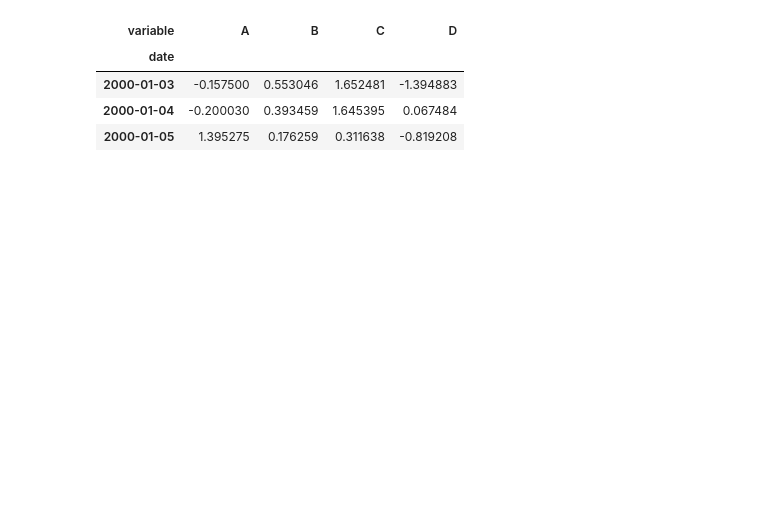
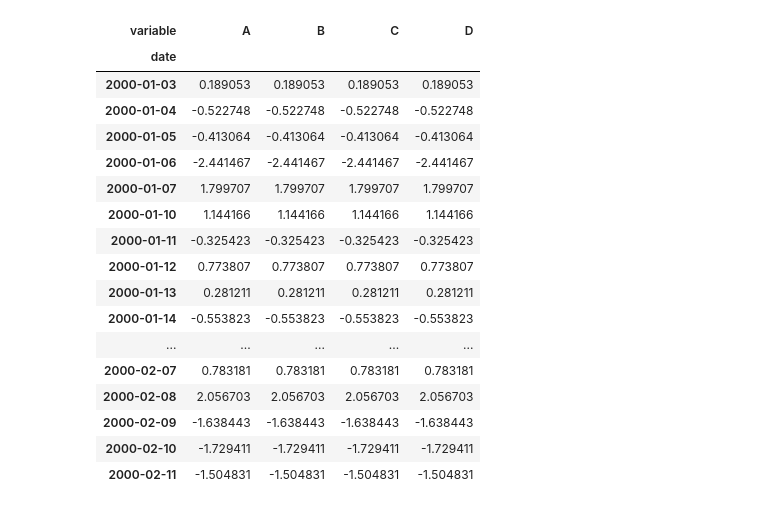
Before and after one commit to Depisdrul/Udemy-notes, a Jupyter notebook: Lec_34_Pivoting.ipynb, the cells around one changed output. Cells and saved outputs as stored; diff of their text form; code cells hidden in the pictures; blank space fills up the shorter version.

```diff
--- a/Lec_34_Pivoting.ipynb
+++ b/Lec_34_Pivoting.ipynb
@@ -43,16 +44,30 @@ dframe
 # %%
 # Now let's pivot the data
 
 # First two value spassed are teh row and column indexes, then finally an optional fill value
-dframe_piv = dframe.pivot('date','variable','value')
+# dframe_piv = dframe.pivot('date','variable','value') # BP this is wrong
+dframe_piv = dframe.pivot(index='date',columns='variable',values='value')
 
 #Show
 dframe_piv
 # %% [output]
 | variable | A | B | C | D |
 | date |  |  |  |  |
-| 2000-01-03 | -0.157500 | 0.553046 | 1.652481 | -1.394883 |
-| 2000-01-04 | -0.200030 | 0.393459 | 1.645395 | 0.067484 |
-| 2000-01-05 | 1.395275 | 0.176259 | 0.311638 | -0.819208 |
+| 2000-01-03 | 0.189053 | 0.189053 | 0.189053 | 0.189053 |
+| 2000-01-04 | -0.522748 | -0.522748 | -0.522748 | -0.522748 |
+| 2000-01-05 | -0.413064 | -0.413064 | -0.413064 | -0.413064 |
+| 2000-01-06 | -2.441467 | -2.441467 | -2.441467 | -2.441467 |
+| 2000-01-07 | 1.799707 | 1.799707 | 1.799707 | 1.799707 |
+| 2000-01-10 | 1.144166 | 1.144166 | 1.144166 | 1.144166 |
+| 2000-01-11 | -0.325423 | -0.325423 | -0.325423 | -0.325423 |
+| 2000-01-12 | 0.773807 | 0.773807 | 0.773807 | 0.773807 |
+| 2000-01-13 | 0.281211 | 0.281211 | 0.281211 | 0.281211 |
+| 2000-01-14 | -0.553823 | -0.553823 | -0.553823 | -0.553823 |
+| ... | ... | ... | ... | ... |
+| 2000-02-07 | 0.783181 | 0.783181 | 0.783181 | 0.783181 |
+| 2000-02-08 | 2.056703 | 2.056703 | 2.056703 | 2.056703 |
+| 2000-02-09 | -1.638443 | -1.638443 | -1.638443 | -1.638443 |
+| 2000-02-10 | -1.729411 | -1.729411 | -1.729411 | -1.729411 |
+| 2000-02-11 | -1.504831 | -1.504831 | -1.504831 | -1.504831 |
 # %%
 #Next we'll learn about duplicates in DataFrames!
```
Also changed, not shown: parts of 2 cells of this notebook, 26 other files.
